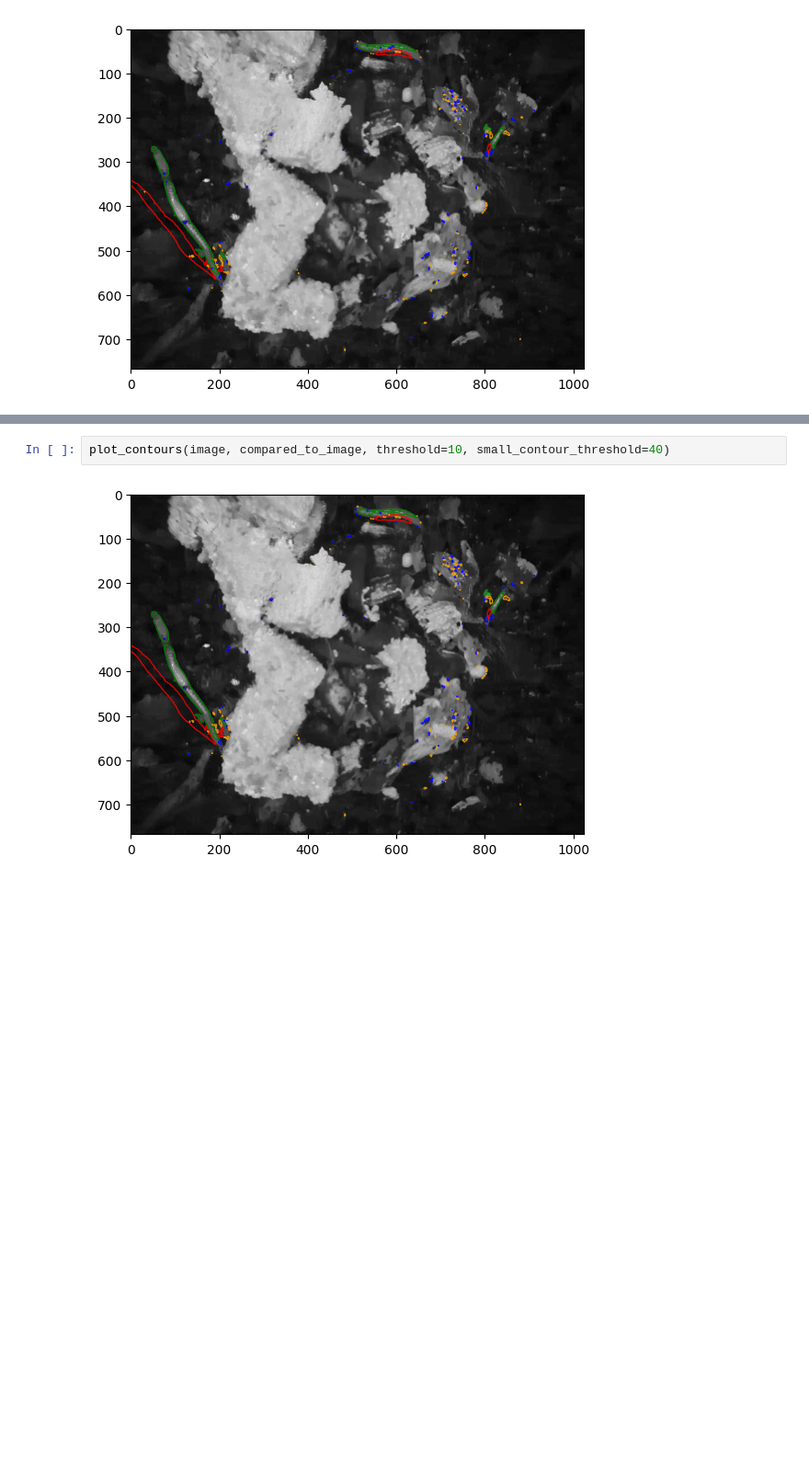
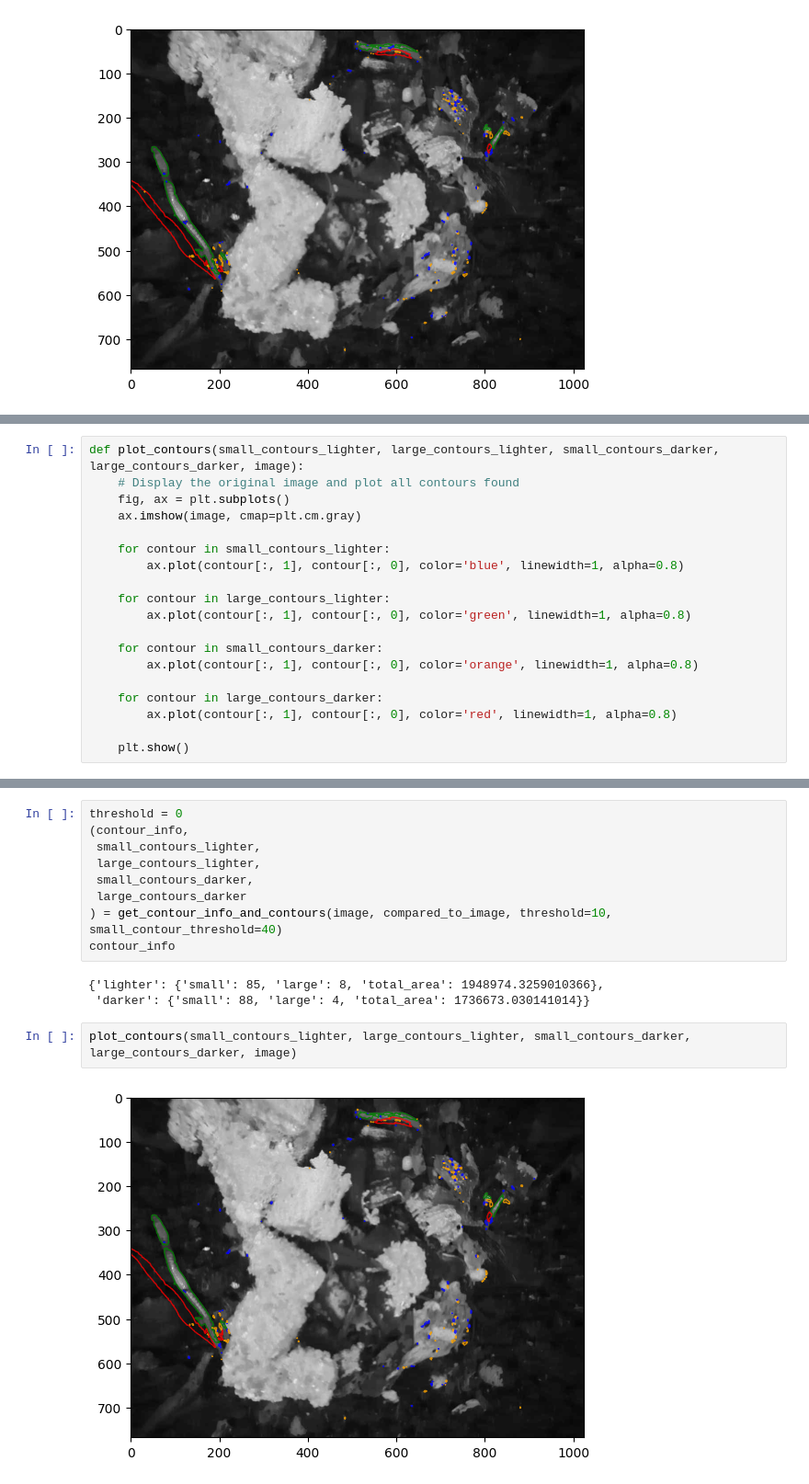
Before and after one commit to wiggle-bin/wiggle-notes, a Jupyter notebook: worms_actvitiy/DetectWormsByContour.ipynb, the cells around one changed output, grey strips where cells are left out. Shown at 92% size. Saved outputs shown, nothing was run; the diff lists cells and outputs as text; blank space fills up the shorter version.

```diff
--- a/worms_actvitiy/DetectWormsByContour.ipynb
+++ b/worms_actvitiy/DetectWormsByContour.ipynb
@@ -312,0 +295,19 @@ def plot_contours(image, compared_to_image, threshold=0.1, small_contour_thresho
+# %%
+def plot_contours(small_contours_lighter, large_contours_lighter, small_contours_darker, large_contours_darker, image):
+    # Display the original image and plot all contours found
+    fig, ax = plt.subplots()
+    ax.imshow(image, cmap=plt.cm.gray)
+
+    for contour in small_contours_lighter:
+        ax.plot(contour[:, 1], contour[:, 0], color='blue', linewidth=1, alpha=0.8)
+
+    for contour in large_contours_lighter:
+        ax.plot(contour[:, 1], contour[:, 0], color='green', linewidth=1, alpha=0.8)
+
+    for contour in small_contours_darker:
+        ax.plot(contour[:, 1], contour[:, 0], color='orange', linewidth=1, alpha=0.8)
+
+    for contour in large_contours_darker:
+        ax.plot(contour[:, 1], contour[:, 0], color='red', linewidth=1, alpha=0.8)
+
+    plt.show()
@@ -313,4 +343,16 @@ def plot_contours(image, compared_to_image, threshold=0.1, small_contour_thresho
 # %%
-plot_contours(image, compared_to_image, threshold=10, small_contour_threshold=40)
+threshold = 0
+(contour_info,
+ small_contours_lighter,
+ large_contours_lighter,
+ small_contours_darker,
+ large_contours_darker
+) = get_contour_info_and_contours(image, compared_to_image, threshold=10, small_contour_threshold=40)
+contour_info
 # %% [output]
-[figure, removed]
+{'lighter': {'small': 85, 'large': 8, 'total_area': 1948974.3259010366},
+ 'darker': {'small': 88, 'large': 4, 'total_area': 1736673.030141014}}
+# %%
+plot_contours(small_contours_lighter, large_contours_lighter, small_contours_darker, large_contours_darker, image)
+# %% [output]
+[figure, added]
```
Also changed, not shown: parts of 5 cells of this notebook.
